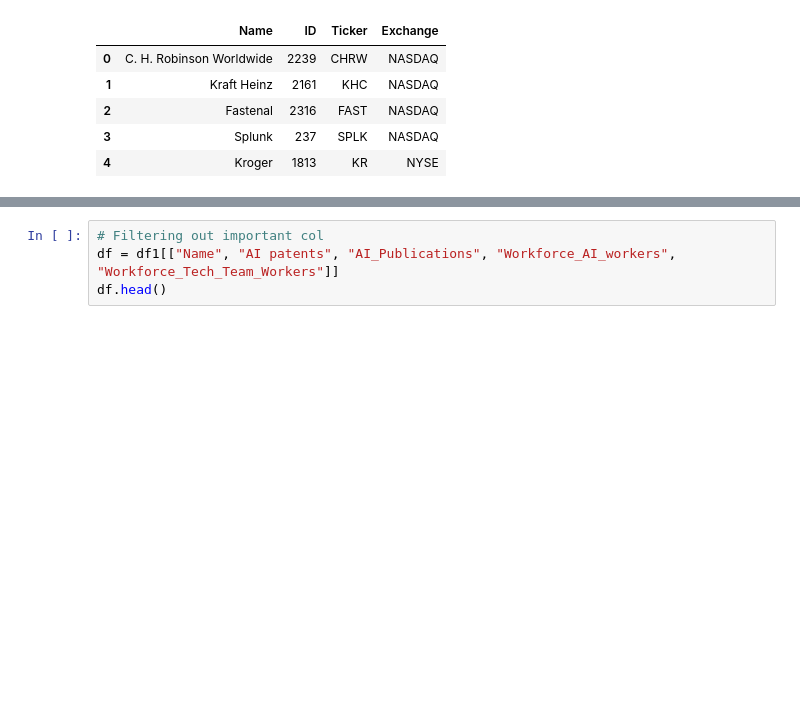
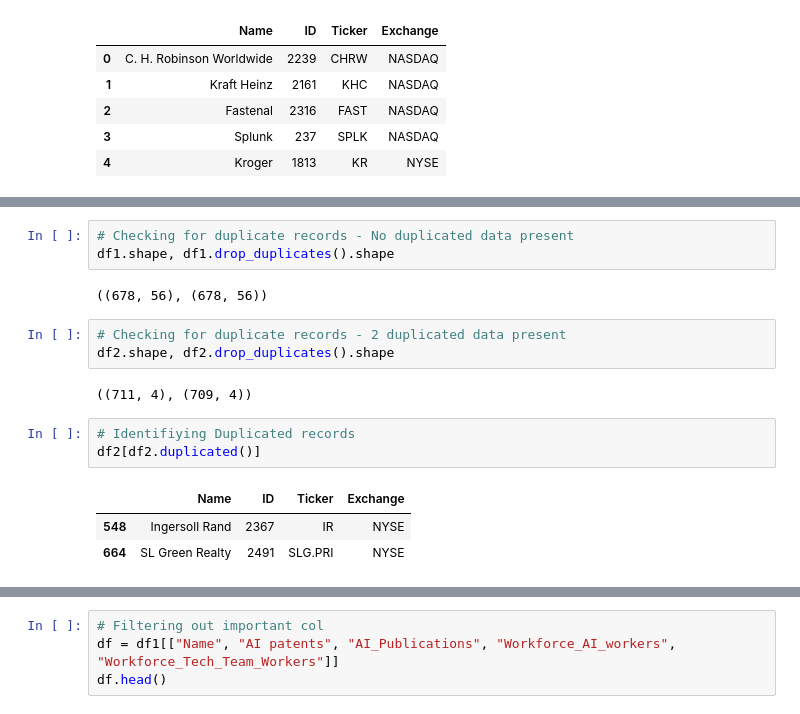
Before and after one commit to qitouying/Data-Visualization, a Jupyter notebook: Codes.ipynb, the cells around one changed output, grey strips where cells are left out. Saved outputs shown, nothing was run; the diff lists cells and outputs as text; blank space fills up the shorter version.

Commit message:
Update data exploring

```diff
--- a/Codes.ipynb
+++ b/Codes.ipynb
@@ -69,0 +53,17 @@ memory usage: 22.3+ KB
+# %%
+# Checking for duplicate records - No duplicated data present
+df1.shape, df1.drop_duplicates().shape
+# %% [output]
+((678, 56), (678, 56))
+# %%
+# Checking for duplicate records - 2 duplicated data present
+df2.shape, df2.drop_duplicates().shape
+# %% [output]
+((711, 4), (709, 4))
+# %%
+# Identifiying Duplicated records
+df2[df2.duplicated()]
+# %% [output]
+|  | Name | ID | Ticker | Exchange |
+| 548 | Ingersoll Rand | 2367 | IR | NYSE |
+| 664 | SL Green Realty | 2491 | SLG.PRI | NYSE |
```
Also changed, not shown: parts of 38 cells of this notebook, 1 other file.
